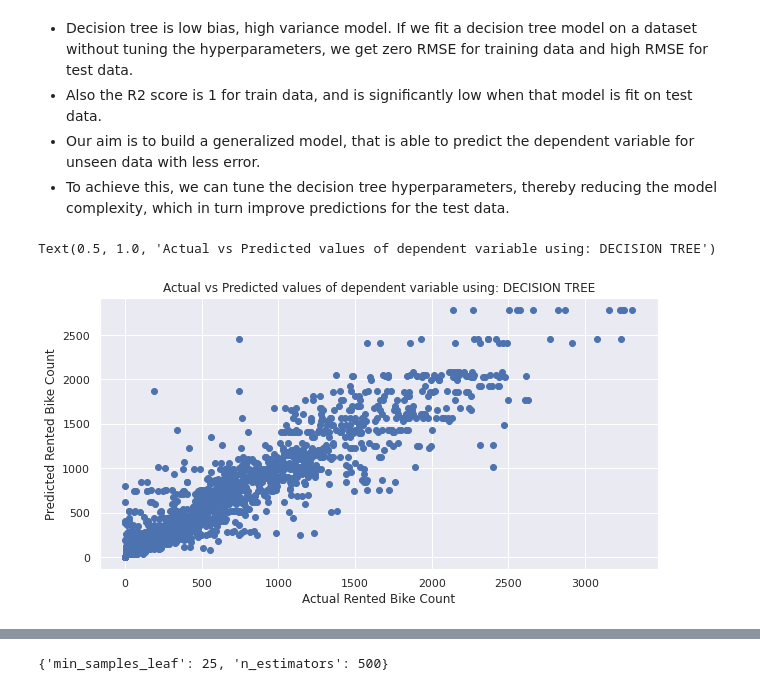
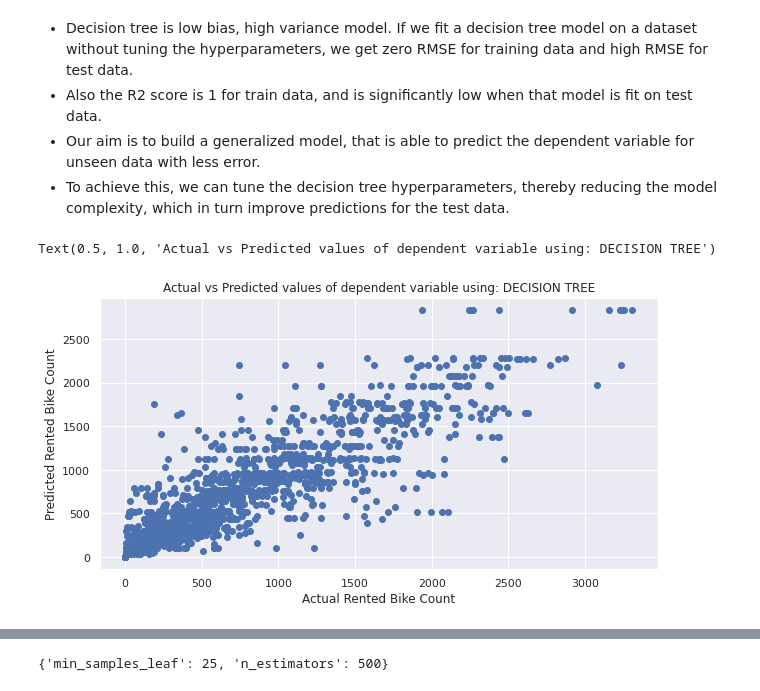
Before and after one commit to shaloy-lewis/bike_sharing_demand_prediction, a Jupyter notebook: Bike_Sharing_Demand_Prediction_Shaloy_lewis.ipynb, the cells around one changed output, grey strips where cells are left out. Saved outputs shown, nothing was run; the diff lists cells and outputs as text; code cells hidden in the pictures.

```diff
--- a/Bike_Sharing_Demand_Prediction_Shaloy_lewis.ipynb
+++ b/Bike_Sharing_Demand_Prediction_Shaloy_lewis.ipynb
@@ -405,3 +534,6 @@ df = pd.get_dummies(df, columns=["seasons"],prefix='season',prefix_sep='_')
+# %%
+# dropping seasons and weekend
+df.drop(['seasons','weekend'],axis=1, inplace=True)
 # %%
 df.head()
 # %% [output]
@@ -421,0 +562,4 @@ df.shape
+# %%
+# Defining dependent and independent variables
+X = df.drop('rented_bike_count',axis=1)
+y = np.sqrt(df[dependent_variable])
@@ -467,3 +616,6 @@ df.shape
 
 Since the dataset used here is compact with just 8760 records, and 18 attributes, we can use K-fold cross validation rather than train-test split.
+# %%
+# train test split
+X_train, X_test, y_train, y_test = train_test_split(X, y, test_size=0.2, random_state=0, shuffle=True)
 # %% [markdown]
@@ -495,6 +641,3 @@ from sklearn.model_selection import GridSearchCV
-# %%
-# train test split
-X_train, X_test, y_train, y_test = train_test_split(X, y, test_size=0.2, random_state=0)
 # %%
 # Using gridsearchcv to find the hyperparameters with best predictions
 # A full grown tree has a max depth of 28.
@@ -558,10 +708,10 @@ dt_test_rmse
 # %%
 # Predicted vs actual values of dependent variable
 plt.figure(figsize=(10,5))
-plt.scatter(x=y_test,y=dt_y_test_pred)
+plt.scatter(x=np.square(y_test),y=np.square(dt_y_test_pred))
 plt.xlabel('Actual Rented Bike Count')
 plt.ylabel('Predicted Rented Bike Count')
 plt.title('Actual vs Predicted values of dependent variable using: DECISION TREE')
 # %% [output]
 Text(0.5, 1.0, 'Actual vs Predicted values of dependent variable using: DECISION TREE')
-[figure, old version]
+[figure, new version]
```
Also changed, not shown: parts of 195 cells of this notebook.
